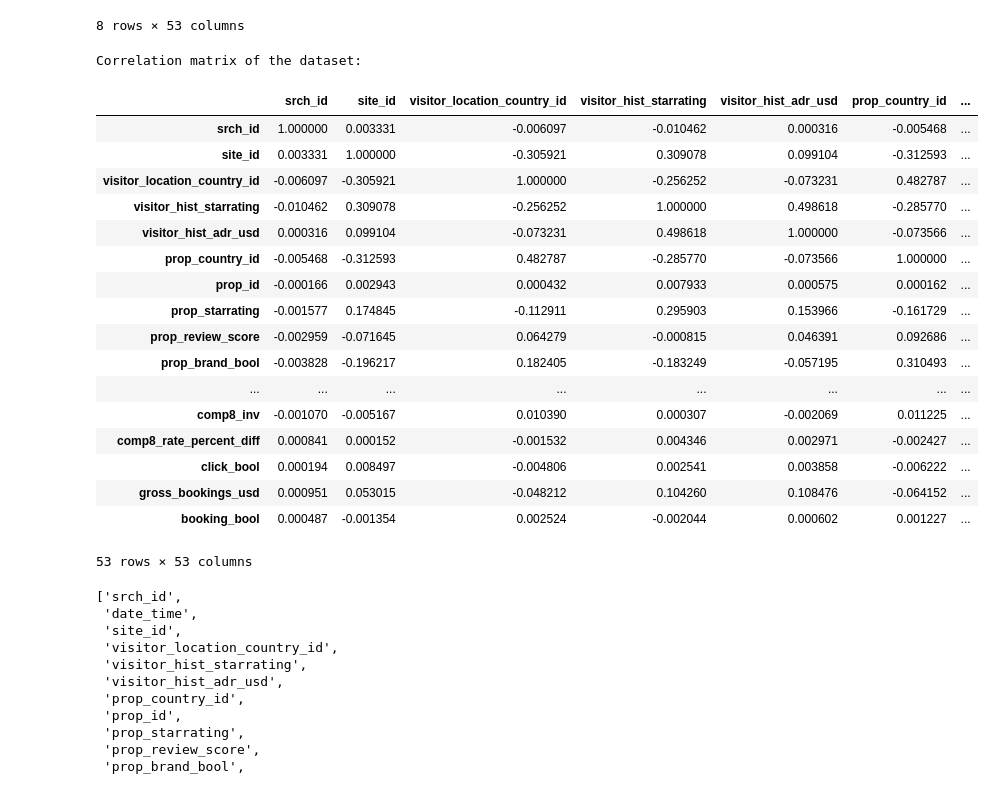
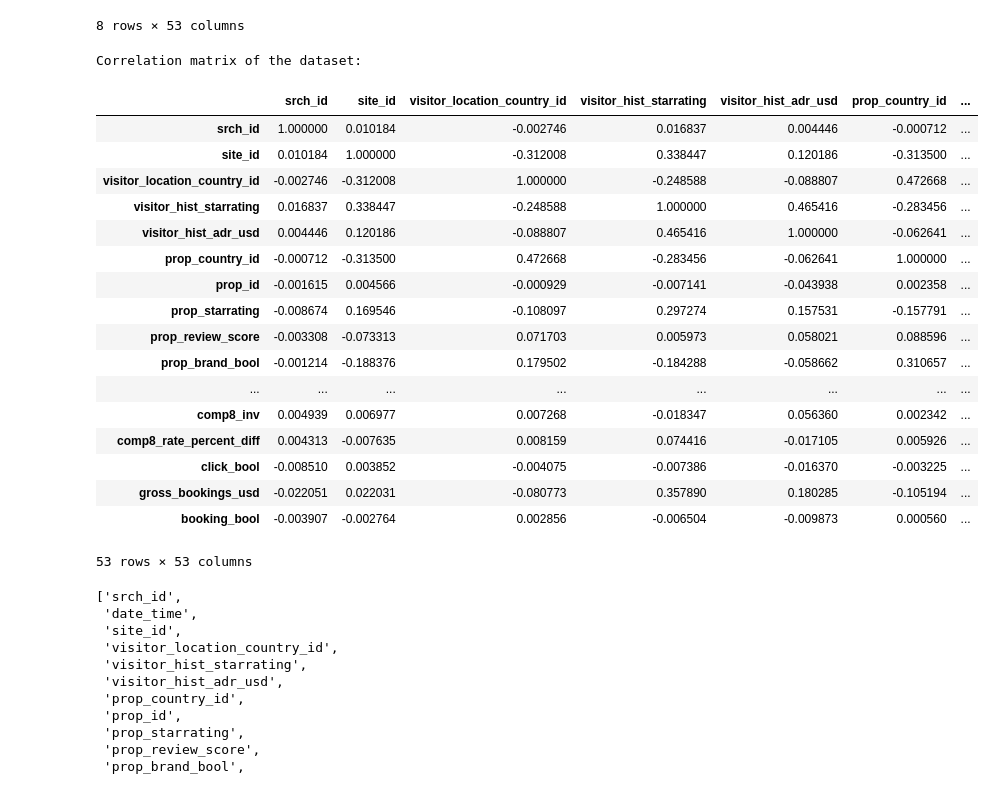
Before and after one commit to PimDijt/DMT, a Jupyter notebook: assignments/assignment2/explore.ipynb, the cells around one changed output. Saved outputs shown, nothing was run; the diff lists cells and outputs as text; code cells hidden in the pictures.

```diff
--- a/assignments/assignment2/explore.ipynb
+++ b/assignments/assignment2/explore.ipynb
@@ -103,26 +103,26 @@ Statistical summary of columns in dataset:
 8 rows × 53 columns
 # %%
 print("Correlation matrix of the dataset:")
-df_train.corr()
+df_sample.corr()
 # %% [output]
 Correlation matrix of the dataset:
 |  | srch_id | site_id | visitor_location_country_id | visitor_hist_starrating | visitor_hist_adr_usd | prop_country_id | ... |
-| srch_id | 1.000000 | 0.003331 | -0.006097 | -0.010462 | 0.000316 | -0.005468 | ... |
-| site_id | 0.003331 | 1.000000 | -0.305921 | 0.309078 | 0.099104 | -0.312593 | ... |
-| visitor_location_country_id | -0.006097 | -0.305921 | 1.000000 | -0.256252 | -0.073231 | 0.482787 | ... |
-| visitor_hist_starrating | -0.010462 | 0.309078 | -0.256252 | 1.000000 | 0.498618 | -0.285770 | ... |
-| visitor_hist_adr_usd | 0.000316 | 0.099104 | -0.073231 | 0.498618 | 1.000000 | -0.073566 | ... |
-| prop_country_id | -0.005468 | -0.312593 | 0.482787 | -0.285770 | -0.073566 | 1.000000 | ... |
-| prop_id | -0.000166 | 0.002943 | 0.000432 | 0.007933 | 0.000575 | 0.000162 | ... |
-| prop_starrating | -0.001577 | 0.174845 | -0.112911 | 0.295903 | 0.153966 | -0.161729 | ... |
-| prop_review_score | -0.002959 | -0.071645 | 0.064279 | -0.000815 | 0.046391 | 0.092686 | ... |
-| prop_brand_bool | -0.003828 | -0.196217 | 0.182405 | -0.183249 | -0.057195 | 0.310493 | ... |
+| srch_id | 1.000000 | 0.010184 | -0.002746 | 0.016837 | 0.004446 | -0.000712 | ... |
+| site_id | 0.010184 | 1.000000 | -0.312008 | 0.338447 | 0.120186 | -0.313500 | ... |
+| visitor_location_country_id | -0.002746 | -0.312008 | 1.000000 | -0.248588 | -0.088807 | 0.472668 | ... |
+| visitor_hist_starrating | 0.016837 | 0.338447 | -0.248588 | 1.000000 | 0.465416 | -0.283456 | ... |
+| visitor_hist_adr_usd | 0.004446 | 0.120186 | -0.088807 | 0.465416 | 1.000000 | -0.062641 | ... |
+| prop_country_id | -0.000712 | -0.313500 | 0.472668 | -0.283456 | -0.062641 | 1.000000 | ... |
+| prop_id | -0.001615 | 0.004566 | -0.000929 | -0.007141 | -0.043938 | 0.002358 | ... |
+| prop_starrating | -0.008674 | 0.169546 | -0.108097 | 0.297274 | 0.157531 | -0.157791 | ... |
+| prop_review_score | -0.003308 | -0.073313 | 0.071703 | 0.005973 | 0.058021 | 0.088596 | ... |
+| prop_brand_bool | -0.001214 | -0.188376 | 0.179502 | -0.184288 | -0.058662 | 0.310657 | ... |
 | ... | ... | ... | ... | ... | ... | ... | ... |
-| comp8_inv | -0.001070 | -0.005167 | 0.010390 | 0.000307 | -0.002069 | 0.011225 | ... |
-| comp8_rate_percent_diff | 0.000841 | 0.000152 | -0.001532 | 0.004346 | 0.002971 | -0.002427 | ... |
-| click_bool | 0.000194 | 0.008497 | -0.004806 | 0.002541 | 0.003858 | -0.006222 | ... |
-| gross_bookings_usd | 0.000951 | 0.053015 | -0.048212 | 0.104260 | 0.108476 | -0.064152 | ... |
-| booking_bool | 0.000487 | -0.001354 | 0.002524 | -0.002044 | 0.000602 | 0.001227 | ... |
+| comp8_inv | 0.004939 | 0.006977 | 0.007268 | -0.018347 | 0.056360 | 0.002342 | ... |
+| comp8_rate_percent_diff | 0.004313 | -0.007635 | 0.008159 | 0.074416 | -0.017105 | 0.005926 | ... |
+| click_bool | -0.008510 | 0.003852 | -0.004075 | -0.007386 | -0.016370 | -0.003225 | ... |
+| gross_bookings_usd | -0.022051 | 0.022031 | -0.080773 | 0.357890 | 0.180285 | -0.105194 | ... |
+| booking_bool | -0.003907 | -0.002764 | 0.002856 | -0.006504 | -0.009873 | 0.000560 | ... |
 53 rows × 53 columns
 # %%
 df_sample.columns.tolist()
```
Also changed, not shown: parts of 3 cells of this notebook.
